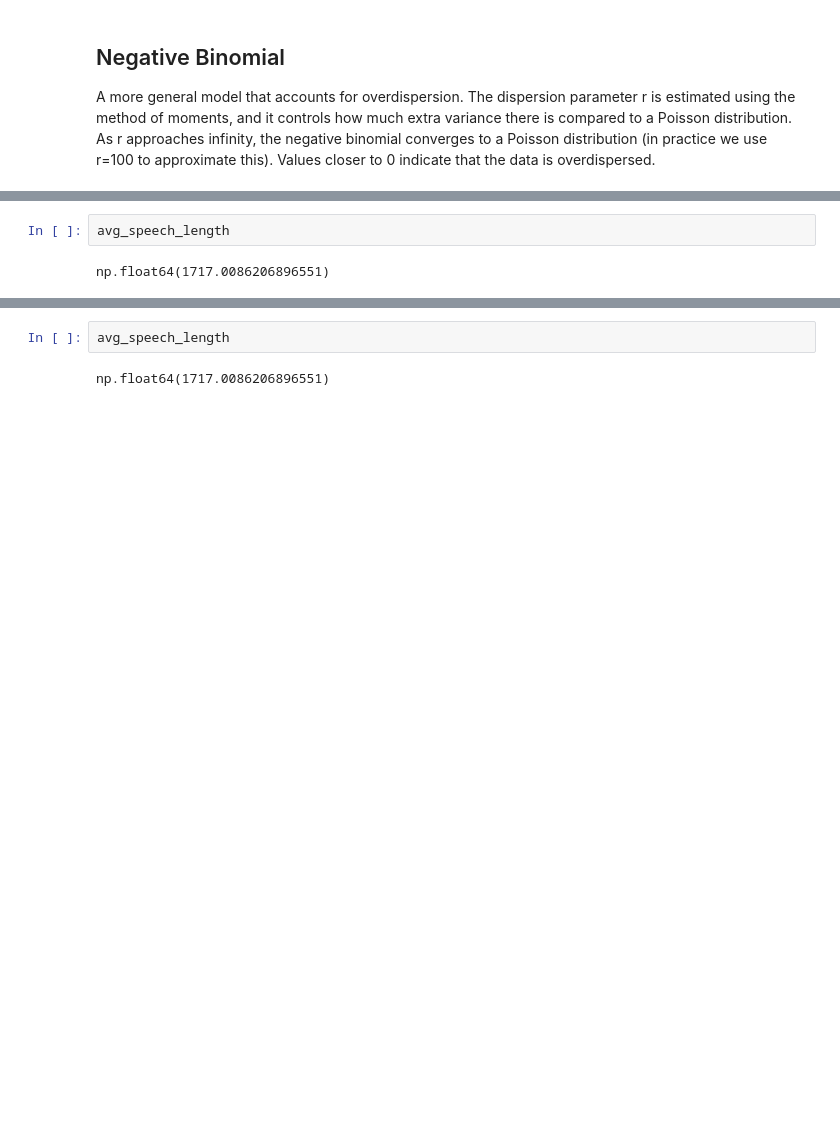
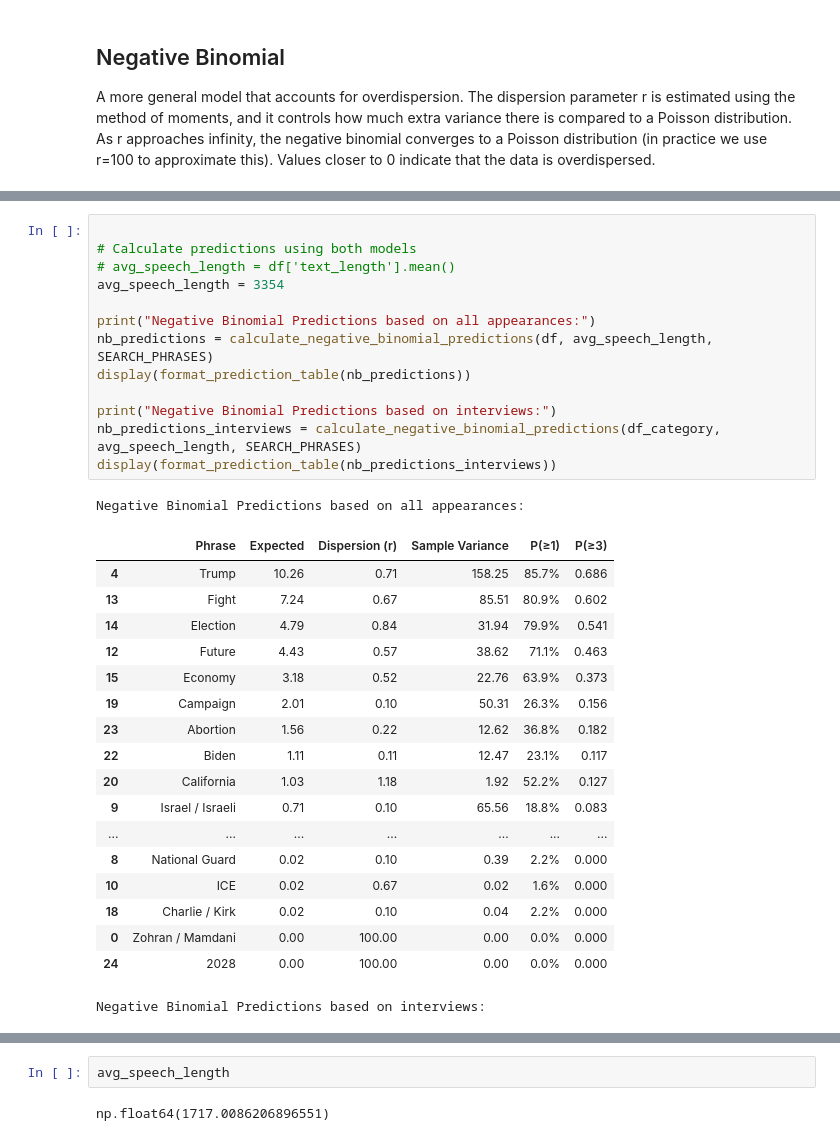
Before and after one commit to jsteng19/kalshi-research, a Jupyter notebook: notebooks/harris_appearance.ipynb, the cells around one changed output, grey strips where cells are left out. Cells and saved outputs as stored; diff of their text form; blank space fills up the shorter version.

```diff
--- a/notebooks/harris_appearance.ipynb
+++ b/notebooks/harris_appearance.ipynb
@@ -499,4 +266,33 @@ Negative Binomial Predictions based on interviews:
-# %%
-avg_speech_length
-# %% [output]
-np.float64(1717.0086206896551)
+# %%
+
+# Calculate predictions using both models
+# avg_speech_length = df['text_length'].mean()
+avg_speech_length = 3354
+
+print("Negative Binomial Predictions based on all appearances:")
+nb_predictions = calculate_negative_binomial_predictions(df, avg_speech_length, SEARCH_PHRASES)
+display(format_prediction_table(nb_predictions))
+
+print("Negative Binomial Predictions based on interviews:")
+nb_predictions_interviews = calculate_negative_binomial_predictions(df_category, avg_speech_length, SEARCH_PHRASES)
+display(format_prediction_table(nb_predictions_interviews))
+# %% [output]
+Negative Binomial Predictions based on all appearances:
+|  | Phrase | Expected | Dispersion (r) | Sample Variance | P(≥1) | P(≥3) |
+| 4 | Trump | 10.26 | 0.71 | 158.25 | 85.7% | 0.686 |
+| 13 | Fight | 7.24 | 0.67 | 85.51 | 80.9% | 0.602 |
+| 14 | Election | 4.79 | 0.84 | 31.94 | 79.9% | 0.541 |
+| 12 | Future | 4.43 | 0.57 | 38.62 | 71.1% | 0.463 |
+| 15 | Economy | 3.18 | 0.52 | 22.76 | 63.9% | 0.373 |
+| 19 | Campaign | 2.01 | 0.10 | 50.31 | 26.3% | 0.156 |
+| 23 | Abortion | 1.56 | 0.22 | 12.62 | 36.8% | 0.182 |
+| 22 | Biden | 1.11 | 0.11 | 12.47 | 23.1% | 0.117 |
+| 20 | California | 1.03 | 1.18 | 1.92 | 52.2% | 0.127 |
+| 9 | Israel / Israeli | 0.71 | 0.10 | 65.56 | 18.8% | 0.083 |
+| ... | ... | ... | ... | ... | ... | ... |
+| 8 | National Guard | 0.02 | 0.10 | 0.39 | 2.2% | 0.000 |
+| 10 | ICE | 0.02 | 0.67 | 0.02 | 1.6% | 0.000 |
+| 18 | Charlie / Kirk | 0.02 | 0.10 | 0.04 | 2.2% | 0.000 |
+| 0 | Zohran / Mamdani | 0.00 | 100.00 | 0.00 | 0.0% | 0.000 |
+| 24 | 2028 | 0.00 | 100.00 | 0.00 | 0.0% | 0.000 |
+Negative Binomial Predictions based on interviews:
```
Also changed, not shown: parts of 21 cells of this notebook, 8 other files.
